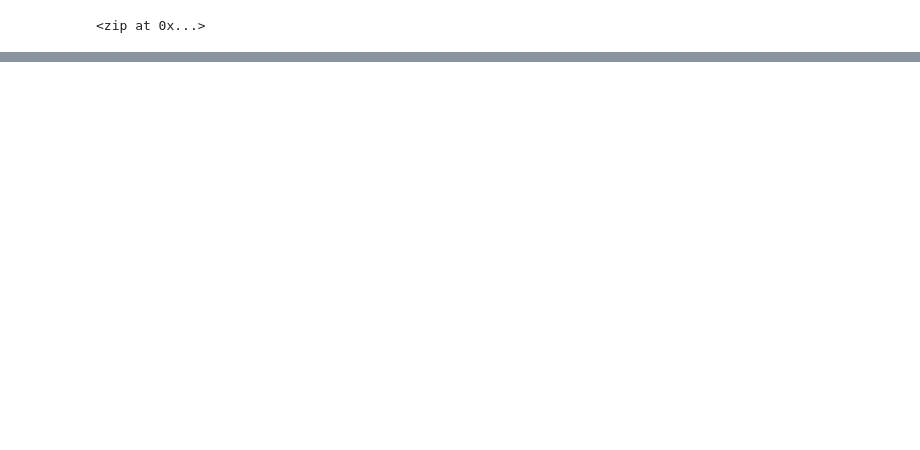
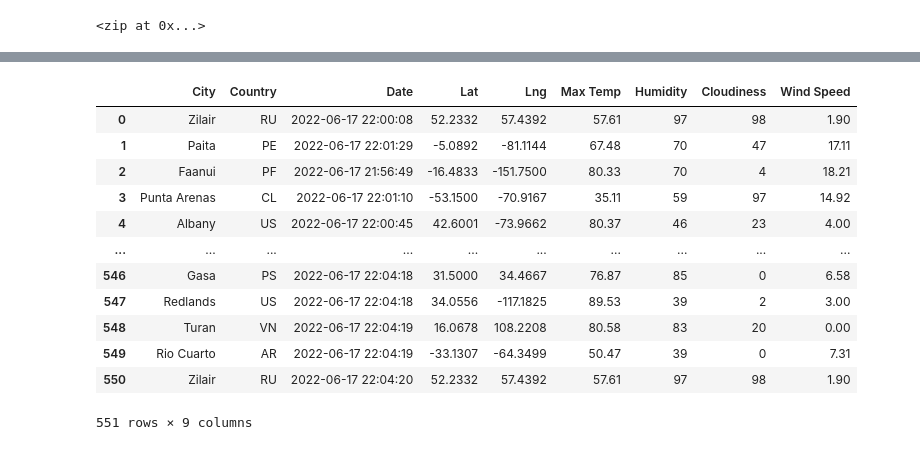
Before and after one commit to sandeepdpowar/World_Weather_Analysis, a Jupyter notebook: WeatherPy.ipynb, the cells around one changed output, grey strips where cells are left out. Drawn from its saved outputs; the diff is of its cells as text; code cells hidden in the pictures; blank space fills up the shorter version.

Commit message:
Weather data

```diff
--- a/WeatherPy.ipynb
+++ b/WeatherPy.ipynb
@@ -26,0 +32,3 @@ len(cities)
+# %%
+url = "http://api.openweathermap.org/data/2.5/weather?units=Imperial&APPID=" + api_key
+print(url)
@@ -26,0 +37,10 @@ len(cities)
+# %%
+# Create an empty list to hold the weather data.
+city_data = []
+# Print the beginning of the logging.
+print("Beginning Data Retrieval     ")
+print("-----------------------------")
+
+# Create counters.
+record_count = 1
+set_count = 1
@@ -26,0 +123,4 @@ len(cities)
+# %%
+# Convert the array of dictionaries to a Pandas DataFrame.
+city_data_df = pd.DataFrame(city_data)
+city_data_df.head(10)
@@ -26,0 +139,19 @@ len(cities)
+# %%
+new_column_order = ["City","Country","Date","Lat","Lng","Max Temp", "Humidity","Cloudiness", "Wind Speed"]
+city_data_df = city_data_df[new_column_order]
+# %%
+city_data_df
+# %% [output]
+|  | City | Country | Date | Lat | Lng | Max Temp | Humidity | Cloudiness | Wind Speed |
+| 0 | Zilair | RU | 2022-06-17 22:00:08 | 52.2332 | 57.4392 | 57.61 | 97 | 98 | 1.90 |
+| 1 | Paita | PE | 2022-06-17 22:01:29 | -5.0892 | -81.1144 | 67.48 | 70 | 47 | 17.11 |
+| 2 | Faanui | PF | 2022-06-17 21:56:49 | -16.4833 | -151.7500 | 80.33 | 70 | 4 | 18.21 |
+| 3 | Punta Arenas | CL | 2022-06-17 22:01:10 | -53.1500 | -70.9167 | 35.11 | 59 | 97 | 14.92 |
+| 4 | Albany | US | 2022-06-17 22:00:45 | 42.6001 | -73.9662 | 80.37 | 46 | 23 | 4.00 |
+| ... | ... | ... | ... | ... | ... | ... | ... | ... | ... |
+| 546 | Gasa | PS | 2022-06-17 22:04:18 | 31.5000 | 34.4667 | 76.87 | 85 | 0 | 6.58 |
+| 547 | Redlands | US | 2022-06-17 22:04:18 | 34.0556 | -117.1825 | 89.53 | 39 | 2 | 3.00 |
+| 548 | Turan | VN | 2022-06-17 22:04:19 | 16.0678 | 108.2208 | 80.58 | 83 | 20 | 0.00 |
+| 549 | Rio Cuarto | AR | 2022-06-17 22:04:19 | -33.1307 | -64.3499 | 50.47 | 39 | 0 | 7.31 |
+| 550 | Zilair | RU | 2022-06-17 22:04:20 | 52.2332 | 57.4392 | 57.61 | 97 | 98 | 1.90 |
+551 rows × 9 columns
```
Also changed, not shown: parts of 11 cells of this notebook, 4 other files.
